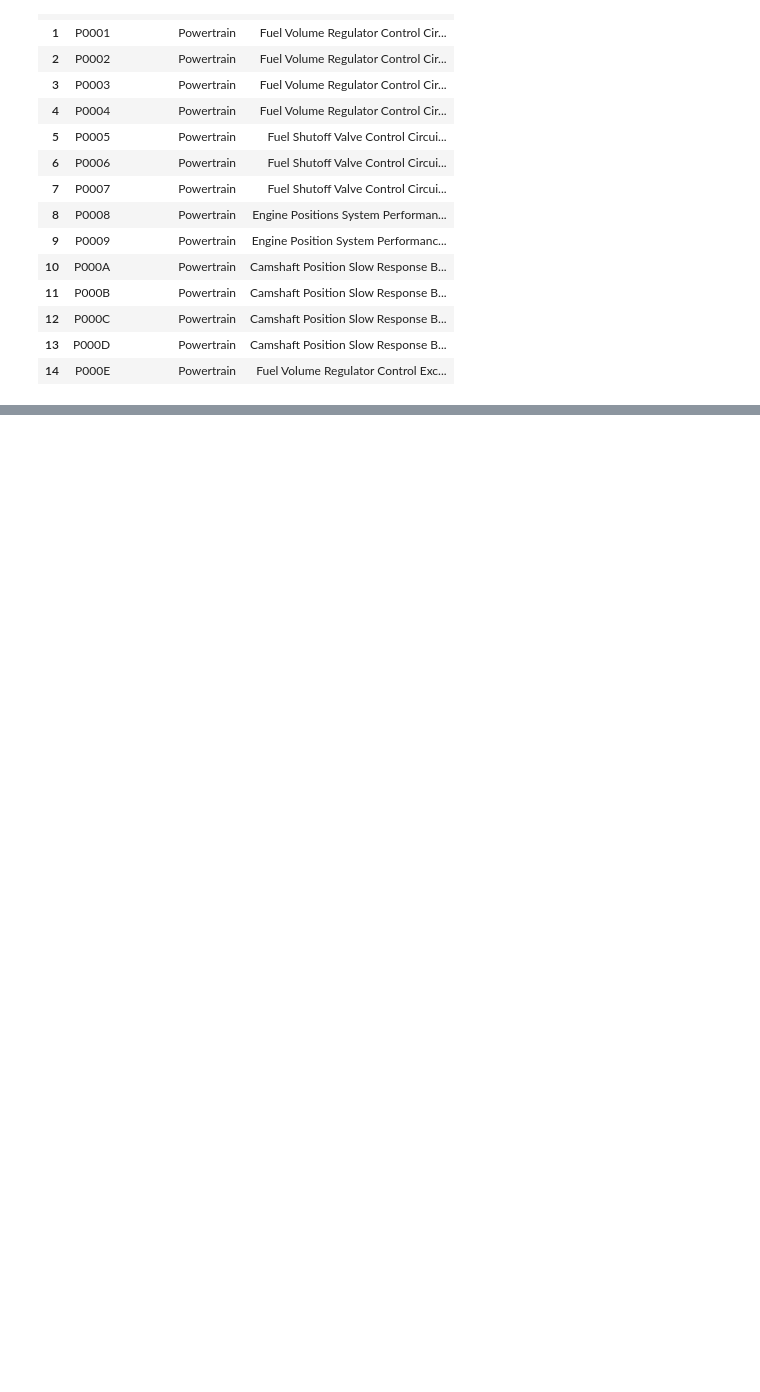
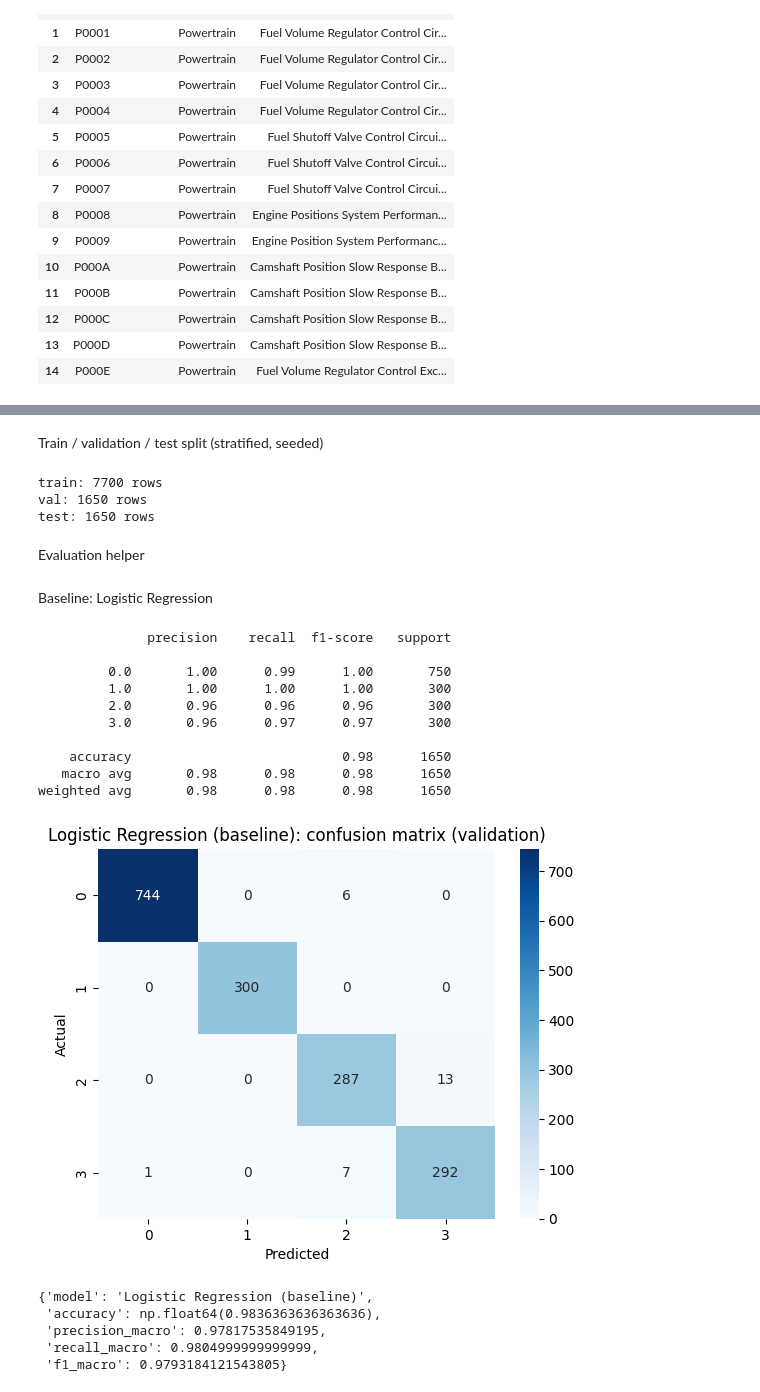
Before and after one commit to ShalakaEranga/DriveHealth-Comparative-Fault-Diagnosis-Using-Classical-vs-Deep-Learning-Methods, a Jupyter notebook: notebooks/01_eda.ipynb, the cells around one changed output, grey strips where cells are left out. Cells and saved outputs as stored; diff of their text form; code cells hidden in the pictures; blank space fills up the shorter version.

```diff
--- a/notebooks/01_eda.ipynb
+++ b/notebooks/01_eda.ipynb
@@ -380,0 +421,71 @@ display(datasets["OBD2 Powertrain Diagnostic"].head(15))
+# %% [markdown]
+Train / validation / test split (stratified, seeded)
+# %%
+from sklearn.model_selection import train_test_split
+
+# 70% train, 15% validation, 15% test; stratify so rare faults appear in every split
+X_train, X_temp, y_train, y_temp = train_test_split(
+    X, y, test_size=0.30, stratify=y, random_state=SEED)
+X_val, X_test, y_val, y_test = train_test_split(
+    X_temp, y_temp, test_size=0.50, stratify=y_temp, random_state=SEED)
+
+for n, a in [("train", X_train), ("val", X_val), ("test", X_test)]:
+    print(f"{n}: {a.shape[0]} rows")
+# %% [output]
+train: 7700 rows
+val: 1650 rows
+test: 1650 rows
+# %% [markdown]
+Evaluation helper
+# %%
+from sklearn.metrics import classification_report, confusion_matrix, f1_score, recall_score, precision_score
+import matplotlib.pyplot as plt, seaborn as sns
+
+results = []
+
+def evaluate(name, model, Xv, yv, show=True):
+    pred = model.predict(Xv)
+    row = {
+        "model": name,
+        "accuracy": (pred == yv).mean(),
+        "precision_macro": precision_score(yv, pred, average="macro", zero_division=0),
+        "recall_macro": recall_score(yv, pred, average="macro", zero_division=0),
+        "f1_macro": f1_score(yv, pred, average="macro", zero_division=0),
+    }
+    results.append(row)
+    if show:
+        print(classification_report(yv, pred, zero_division=0))
+        sns.heatmap(confusion_matrix(yv, pred), annot=True, fmt="d", cmap="Blues")
+        plt.title(f"{name}: confusion matrix (validation)")
+        plt.xlabel("Predicted"); plt.ylabel("Actual"); plt.show()
+    return row
+# %% [markdown]
+Baseline: Logistic Regression
+# %%
+from sklearn.pipeline import Pipeline
+from sklearn.preprocessing import StandardScaler
+from sklearn.linear_model import LogisticRegression
+
+baseline = Pipeline([
+    ("scale", StandardScaler()),
+    ("clf", LogisticRegression(max_iter=1000, class_weight="balanced", random_state=SEED)),
+])
+baseline.fit(X_train, y_train)
+evaluate("Logistic Regression (baseline)", baseline, X_val, y_val)
+# %% [output]
+              precision    recall  f1-score   support
+
+         0.0       1.00      0.99      1.00       750
+         1.0       1.00      1.00      1.00       300
+         2.0       0.96      0.96      0.96       300
+         3.0       0.96      0.97      0.97       300
+
+    accuracy                           0.98      1650
+   macro avg       0.98      0.98      0.98      1650
+weighted avg       0.98      0.98      0.98      1650
+[figure, added]
+{'model': 'Logistic Regression (baseline)',
+ 'accuracy': np.float64(0.9836363636363636),
+ 'precision_macro': 0.97817535849195,
+ 'recall_macro': 0.9804999999999999,
+ 'f1_macro': 0.9793184121543805}
```
Also changed, not shown: parts of 10 cells of this notebook.
